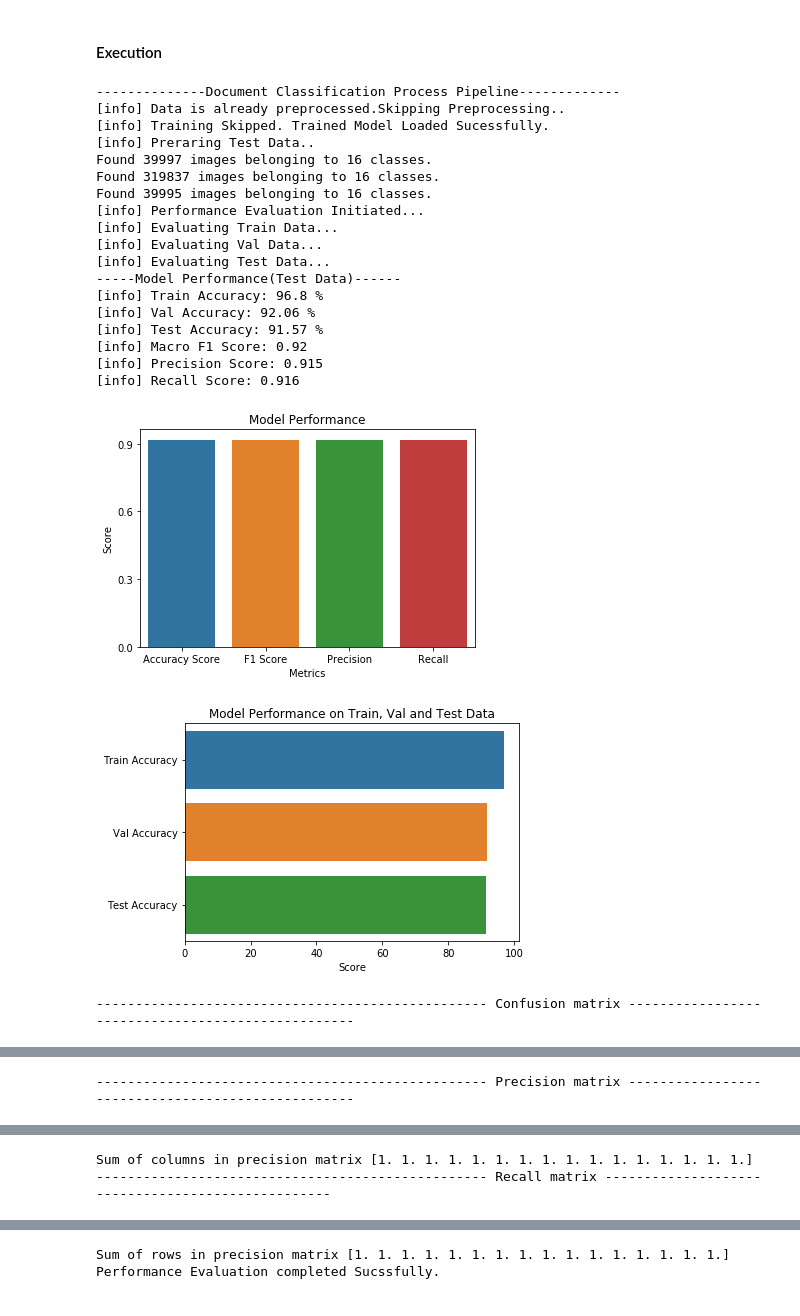
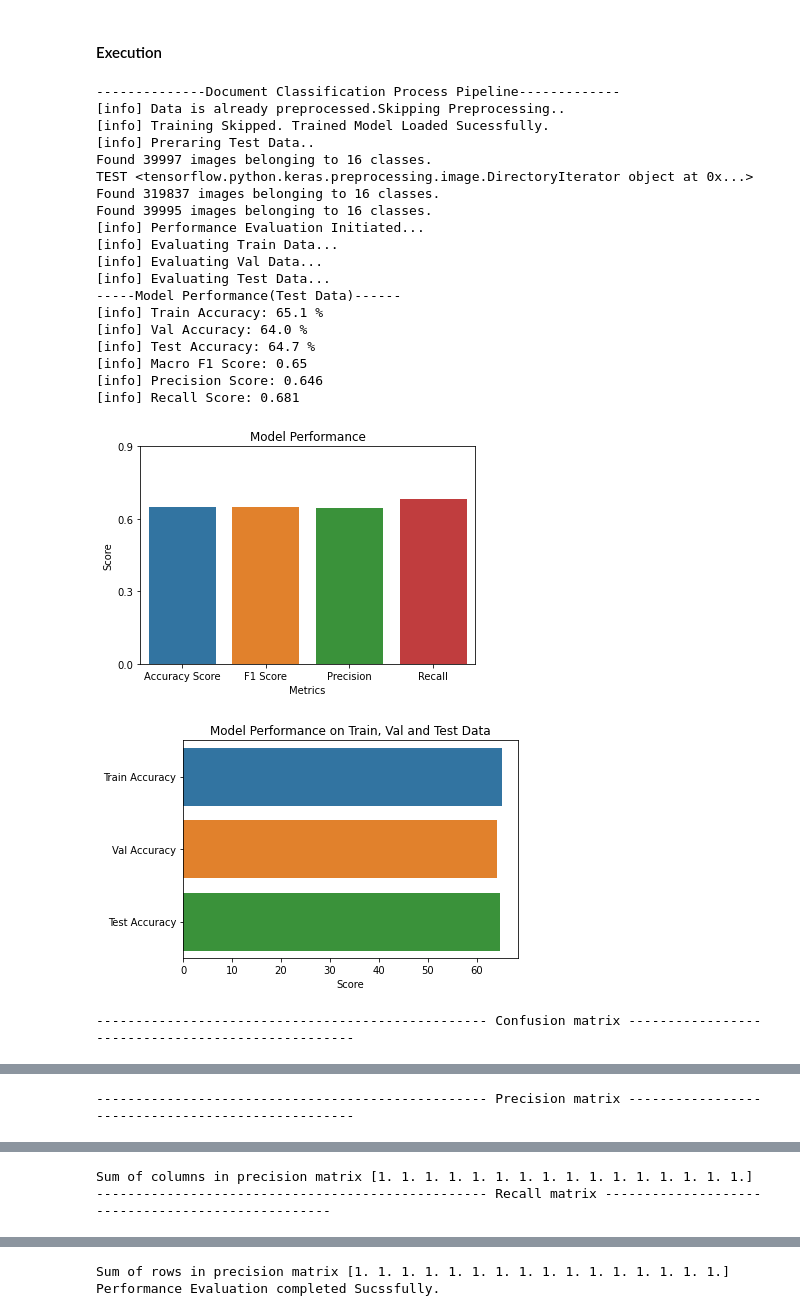
Before and after one commit to arpan65/Scanned-document-classification-deep-learning, a Jupyter notebook: Notebooks/Final.ipynb, the cells around one changed output, grey strips where cells are left out. Saved outputs shown, nothing was run; the diff lists cells and outputs as text; code cells hidden in the pictures.

Commit message:
Convert to Tensorflow 2 support version

```diff
--- a/Notebooks/Final.ipynb
+++ b/Notebooks/Final.ipynb
@@ -9,9 +13,9 @@ tar.close()
 # %%
 import tensorflow as tf
 from keras import backend as k
-config = tf.ConfigProto()
-config.gpu_options.allow_growth = True
-k.tensorflow_backend.set_session(tf.Session(config=config))
+# config = tf.ConfigProto()
+# config.gpu_options.allow_growth = True
+# k.tensorflow_backend.set_session(tf.Session(config=config))
 # import necessary libraries
 import warnings
 warnings.filterwarnings("ignore")
@@ -53,10 +57,10 @@ from statistics import mode
 from sklearn.utils.multiclass import unique_labels
 from keras.callbacks import ReduceLROnPlateau
 from keras.optimizers import *
-from keras.models import load_model
+# from keras.models import load_model
 # Keras Utility to perform cyclic learning rate
-!pip install gitpython
-import  git
+# !pip install gitpython
+# import git
 #git.Git("").clone("https://github.com/bckenstler/CLR.git")
 from CLR.clr_callback import *
 import CLR.clr_callback as clr
@@ -374,7 +388,8 @@ def train(train_dir,test_dir,val_dir,num_val_samples,num_train_samples,img_width
 # %%
 
 def final(label_path,train_dir,test_dir,val_dir,num_val_samples,num_train_samples,img_width, img_height,batch_size,epochs,
-    num_test_samples_generator,num_test_samples,model1_path='vgg16.h5',model2_path='inceptionresnetv2.h5',skip_training=True,skip_preprocess=False):
+    num_test_samples_generator,num_test_samples,model1_path='vgg.h5',model2_path='inceptionresnetv2.h5',skip_training=True,
+    skip_preprocess=False):
     """
     This function will take all the necessary inputs and implement the  pipeline
     label_path : path of the training lables
@@ -407,8 +422,8 @@ def final(label_path,train_dir,test_dir,val_dir,num_val_samples,num_train_sample
       num_test_samples_generator,num_test_samples)
       print('[info] Model Training Completed Sucessfully.')
     else:
-      model1=load_model(model1_path)
-      model2=load_model(model2_path)
+      model1=tf.keras.models.load_model(model1_path)
+      model2=tf.keras.models.load_model(model2_path)
       print('[info] Training Skipped. Trained Model Loaded Sucessfully.')
     # Test Data Generation
     print('[info] Preraring Test Data..')
@@ -488,35 +497,36 @@ val_dir = "val/Whole"
 test_dir="test"
 num_train_samples = 320000
 num_val_samples = 40000
-batch_size = 50
-epochs = 20
+batch_size = 25
+epochs = 1
 num_classes=16
 num_test_samples_generator,num_test_samples=10000,10000
 # %% [markdown]
 #### Execution
 # %%
 final(label_path,train_dir,test_dir,val_dir,num_val_samples,num_train_samples,
-img_width, img_height,batch_size,epochs,num_test_samples_generator,num_test_samples,model1_path='vgg16.h5',
-model2_path='inceptionresnetv2.h5',skip_training=True,skip_preprocess=True)
+img_width, img_height,batch_size,epochs,num_test_samples_generator,num_test_samples,model1_path='vgg.h5',
+model2_path='inceptionresnet.h5',skip_training=True,skip_preprocess=True)
 # %% [output]
 --------------Document Classification Process Pipeline-------------
 [info] Data is already preprocessed.Skipping Preprocessing..
 [info] Training Skipped. Trained Model Loaded Sucessfully.
 [info] Preraring Test Data..
 Found 39997 images belonging to 16 classes.
+TEST <tensorflow.python.keras.preprocessing.image.DirectoryIterator object at 0x...>
 Found 319837 images belonging to 16 classes.
 Found 39995 images belonging to 16 classes.
 [info] Performance Evaluation Initiated...
 [info] Evaluating Train Data...
 [info] Evaluating Val Data...
 [info] Evaluating Test Data...
 -----Model Performance(Test Data)------
-[info] Train Accuracy: 96.8 %
-[info] Val Accuracy: 92.06 %
-[info] Test Accuracy: 91.57 %
-[info] Macro F1 Score: 0.92
-[info] Precision Score: 0.915
-[info] Recall Score: 0.916
+[info] Train Accuracy: 65.1 %
+[info] Val Accuracy: 64.0 %
+[info] Test Accuracy: 64.7 %
+[info] Macro F1 Score: 0.65
+[info] Precision Score: 0.646
+[info] Recall Score: 0.681
-[figure, old version]
+[figure, new version]
-[figure, old version]
+[figure, new version]
 -------------------------------------------------- Confusion matrix --------------------------------------------------
```
Also changed, not shown: parts of 7 cells of this notebook.
